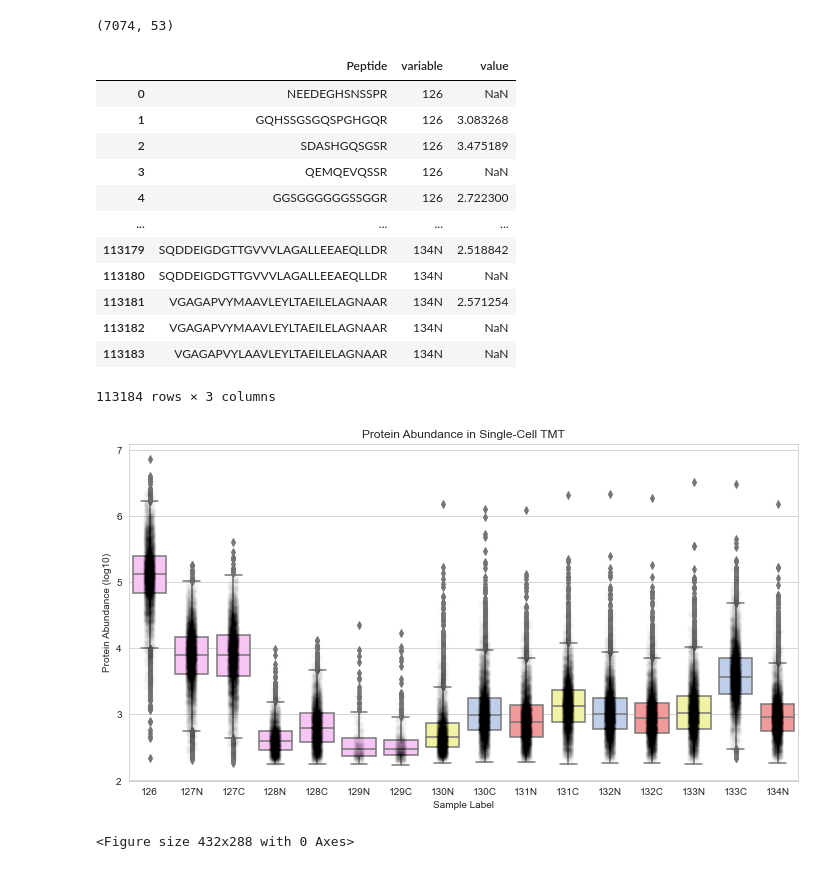
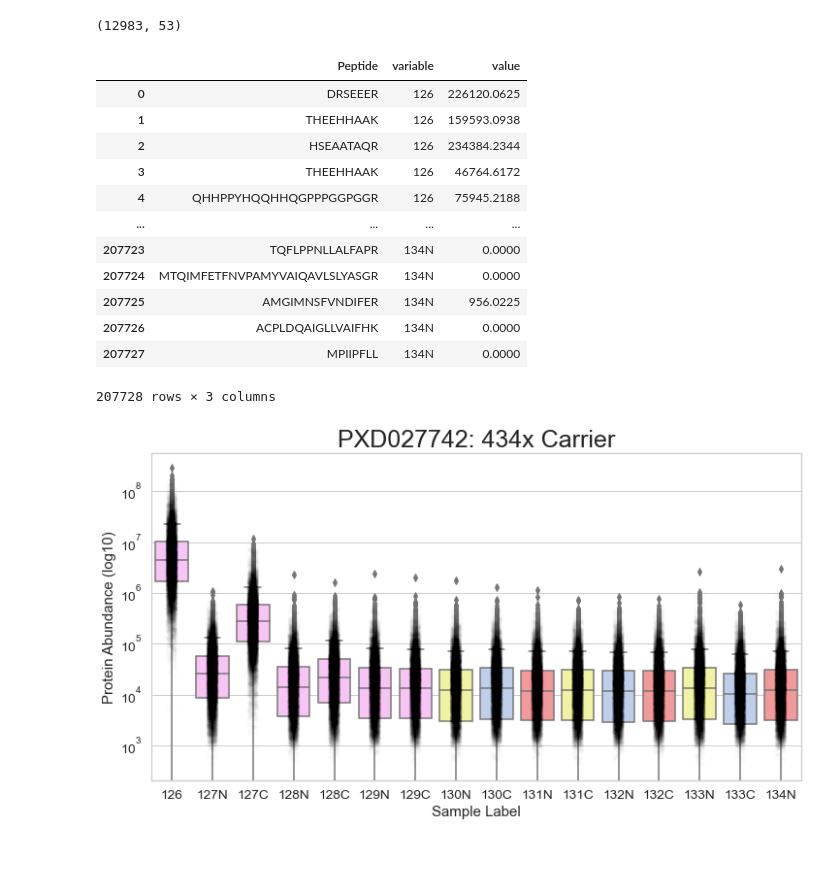
Before and after one commit to PayneLab/TMT_QC, a Jupyter notebook: Protein Abundance Graphic.ipynb, the cells around one changed output. Cells and saved outputs as stored; diff of their text form; code cells hidden in the pictures.

Commit message:
Median Figure Upload March 24

```diff
--- a/Protein Abundance Graphic.ipynb
+++ b/Protein Abundance Graphic.ipynb
@@ -5,71 +5,84 @@ import matplotlib
 import matplotlib.pyplot as plt
 import seaborn as sns
 
-psm_df = pd.read_csv('psm.TSV', delimiter = "\t")
+dataset_id = "PXD027742" # Indicate Dataset Here
+
+filepath = dataset_id + "/psm.TSV"
+
+identifier = "434x Carrier"
+
+psm_df = pd.read_csv(filepath, delimiter = "\t")
 # prot_df = prot_df.drop(['Entry Name', 'Gene', 'Length', 'Organism', 'Protein Description', 'Protein Existence', 'Protein Probability', 'Top Peptide Probability',
 #                        'Total Peptides', 'Unique Peptides', 'Razor Peptides', 'Total Spectral Count', 'Unique Spectral Count',
 #                        'Razor Spectral Count', 'Total Intensity', 'Unique Intensity', 'Razor Intensity', 'Razor Assigned Modifications',
 #                        'Razor Observed Modifications', 'Indistinguishable Proteins'], axis=1)
 
-psm_df = psm_df.rename(columns={'sample-01': '126', 'sample-02': '127C', 'sample-03': '127N', 'sample-04': '128C', 'sample-05': '128N',
-                               'sample-06': '129C', 'sample-07': '129N', 'sample-08': '130C', 'sample-09': '130N', 'sample-10': '131C', 'sample-11': '131N',
-                               'sample-12': '132C', 'sample-13': '132N', 'sample-14': '133C', 'sample-15': '133N', 'sample-16': '134N'})
+# psm_df = psm_df.rename(columns={'sample-01': '126', 'sample-02': '127C', 'sample-03': '127N', 'sample-04': '128C', 'sample-05': '128N',
+#                                'sample-06': '129C', 'sample-07': '129N', 'sample-08': '130C', 'sample-09': '130N', 'sample-10': '131C', 'sample-11': '131N',
+#                                'sample-12': '132C', 'sample-13': '132N', 'sample-14': '133C', 'sample-15': '133N', 'sample-16': '134N'})
 
 psm_df = psm_df.loc[psm_df["PeptideProphet Probability"] > 0.95]
+
+psm_df = psm_df.loc[(psm_df["Spectrum File"] == "D:\\Users\\PCL_user\\Mass_Spec\\data\\TMT_sc_data\\Datasets\\PXD027742\\output\\interact-20200820_EXPL8_EVO1_ZY_SA_44min_TMT_H434_100pg_AGC300_1.pep.xml")
+                   | (psm_df["Spectrum File"] == "D:\\Users\\PCL_user\\Mass_Spec\\data\\TMT_sc_data\\Datasets\\PXD027742\\output\\interact-20200820_EXPL8_EVO1_ZY_SA_44min_TMT_H434_100pg_AGC300_2.pep.xml")]
+
 print(psm_df.shape)
 
 psm_df = pd.melt(psm_df, id_vars=['Peptide'], value_vars=["126","127C","127N","128C","128N","129C","129N","130C",
                                                           "130N","131C","131N","132C","132N","133C","133N","134N"])
 
-# DO A COLUMN TITLE SWAP
+
 
 # psm_df["value"] = psm_df["value"].apply(np.log10)
-psm_df["value"] = np.log10(psm_df["value"].replace(0, np.nan))
+# psm_df["value"] = np.log10(psm_df["value"].replace(0, np.nan))
 
 psm_df
 # %% [output]
-(7074, 53)
+(12983, 53)
 |  | Peptide | variable | value |
-| 0 | NEEDEGHSNSSPR | 126 | NaN |
-| 1 | GQHSSGSGQSPGHGQR | 126 | 3.083268 |
-| 2 | SDASHGQSGSR | 126 | 3.475189 |
-| 3 | QEMQEVQSSR | 126 | NaN |
-| 4 | GGSGGGGGGSSGGR | 126 | 2.722300 |
+| 0 | DRSEEER | 126 | 226120.0625 |
+| 1 | THEEHHAAK | 126 | 159593.0938 |
+| 2 | HSEAATAQR | 126 | 234384.2344 |
+| 3 | THEEHHAAK | 126 | 46764.6172 |
+| 4 | QHHPPYHQQHHQGPPPGGPGGR | 126 | 75945.2188 |
 | ... | ... | ... | ... |
-| 113179 | SQDDEIGDGTTGVVVLAGALLEEAEQLLDR | 134N | 2.518842 |
-| 113180 | SQDDEIGDGTTGVVVLAGALLEEAEQLLDR | 134N | NaN |
-| 113181 | VGAGAPVYMAAVLEYLTAEILELAGNAAR | 134N | 2.571254 |
-| 113182 | VGAGAPVYMAAVLEYLTAEILELAGNAAR | 134N | NaN |
-| 113183 | VGAGAPVYLAAVLEYLTAEILELAGNAAR | 134N | NaN |
+| 207723 | TQFLPPNLLALFAPR | 134N | 0.0000 |
+| 207724 | MTQIMFETFNVPAMYVAIQAVLSLYASGR | 134N | 0.0000 |
+| 207725 | AMGIMNSFVNDIFER | 134N | 956.0225 |
+| 207726 | ACPLDQAIGLLVAIFHK | 134N | 0.0000 |
+| 207727 | MPIIPFLL | 134N | 0.0000 |
-113184 rows × 3 columns
+207728 rows × 3 columns
 # %%
 plt.figure(figsize=(12, 6.2025)) # Original: (16, 8.27)
 # true_colors = ["#E1DCEE", "#9DE4AA", "#CADBF1", "#E8CBD9"]
 # sns.set_palette(sns.color_palette(colors))
 color_match = {"126": "#FFBDFC", "127N": "#FFBDFC", "127C": "#FFBDFC", "128N": "#FFBDFC",  "128C": "#FFBDFC",
                "129N": "#FFBDFC", "129C": "#FFBDFC", "130N": "#FCFF99", "130C": "#B8CDF0", "131N": "#FF8C8E",
                "131C": "#FCFF99", "132N": "#B8CDF0", "132C": "#FF8C8E", "133N": "#FCFF99", "133C": "#B8CDF0", "134N": "#FF8C8E",}
 
+
+sns.set(font_scale=1.25)
+sns.set_style("whitegrid")
+
 boxplot = sns.boxplot(data=psm_df, x="variable", y="value", palette = color_match,
                       order=["126","127N","127C","128N","128C","129N","129C","130N",
                              "130C","131N","131C","132N","132C","133N","133C","134N"])
 
-boxplot.set_title("Protein Abundance in Single-Cell TMT")
+boxplot.set_title(dataset_id + ": " + identifier, fontsize=25)
 boxplot = sns.stripplot(data=psm_df, x="variable", y="value", color='0', jitter=True, alpha=0.01,
                      order=["126","127N","127C","128N","128C","129N","129C","130N",
                             "130C","131N","131C","132N","132C","133N","133C","134N"])
 
 boxplot.set(xlabel="Sample Label", ylabel="Protein Abundance (log10)")
-sns.set_style("whitegrid")
+
 # plt.legend(labels=['legendEntry1', 'legendEntry2', 'legendEntry3', 'legendEntry4', 'legendEntry5', '6', '7', '8'])
 # sns.move_legend(boxplot, "center left")
 
-
+plt.yscale('log')
 plt.show()
-plt.savefig('proteinabundance.png', dpi=400)
+# plt.savefig('proteinabundance.png', dpi=400)
 # %% [output]
-[figure, old version]
+[figure, new version]
-<Figure size 432x288 with 0 Axes>
 # %%
 # Sample 1 = Boost (126)
 # Sample 2 = 13C Spillover (127C)
```
Also changed, not shown: 6 other files.
